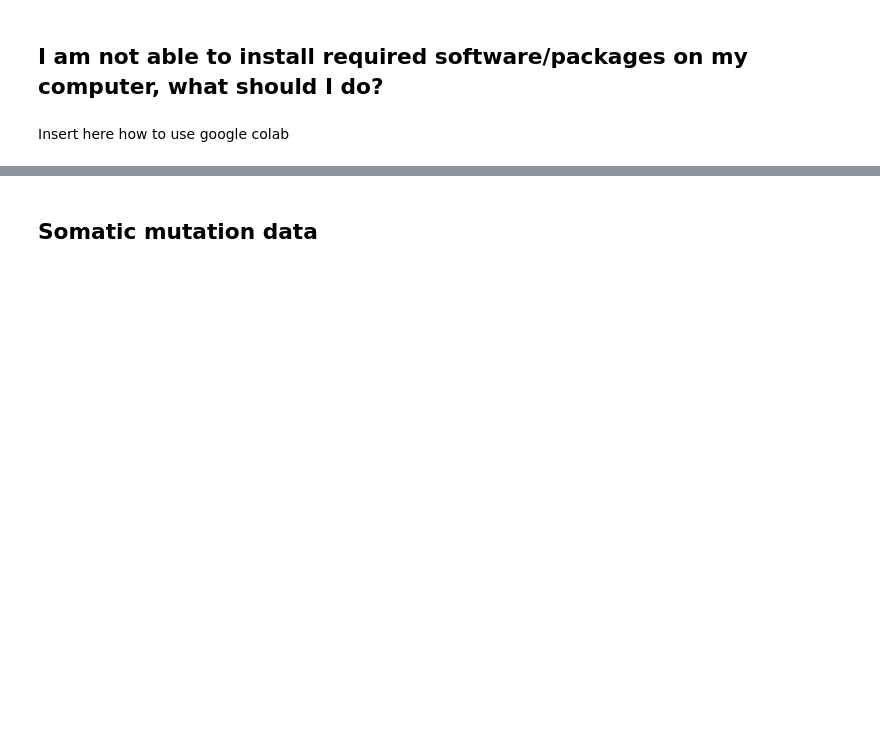
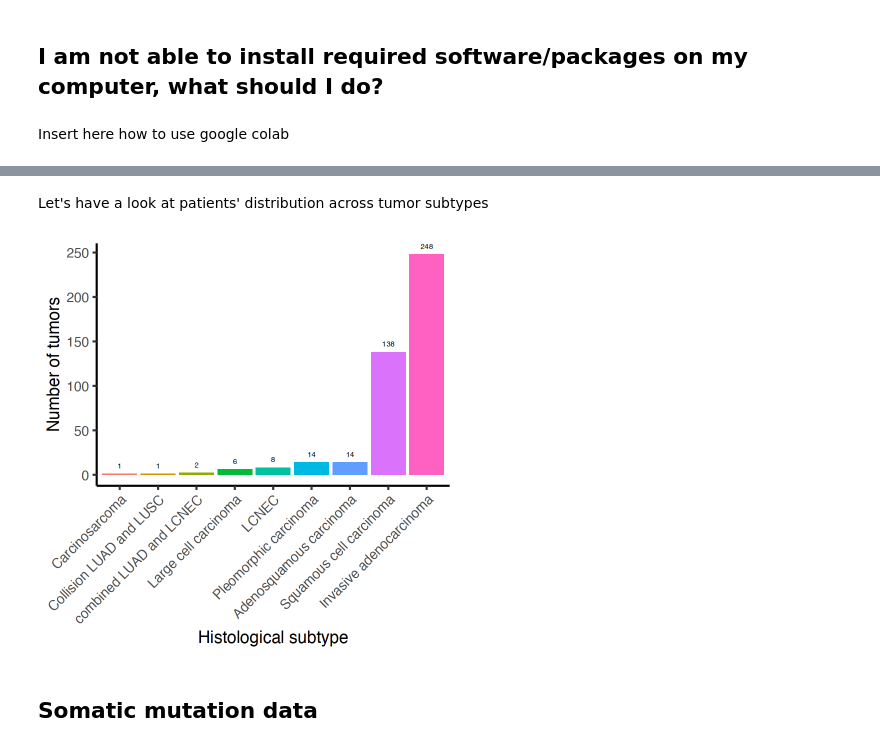
Before and after one commit to McGranahanLab/LCCE_workshop_2023, a Jupyter notebook: columns_description.ipynb, the cells around one changed output, grey strips where cells are left out. Cells and saved outputs as stored; diff of their text form; code cells hidden in the pictures; blank space fills up the shorter version.

```diff
--- a/columns_description.ipynb
+++ b/columns_description.ipynb
@@ -61,3 +135,25 @@ Insert here how to use google colab
+# %% [markdown]
+Let's have a look at patients' distribution across tumor subtypes
+# %%
+patient_by_subtype = as.data.table(tumor_df)
+patient_by_subtype = patient_by_subtype[,(length(unique(tumour_id))),
+                                        by = Histology_per_tumour_id_muttable]
+colnames(patient_by_subtype) = c('subtype', 'n')
+patient_by_subtype = patient_by_subtype[order(patient_by_subtype$n)]
+patient_by_subtype$subtype = factor(patient_by_subtype$subtype,
+                                    patient_by_subtype$subtype)
+
+ggplot(data = patient_by_subtype,
+       aes(x = subtype, y = n, fill = subtype, label = n)) +
+       geom_bar(stat = "identity") +
+       geom_text(vjust = -1, size = 3) +
+       xlab('Histological subtype') + ylab('Number of tumors') +
+       theme_classic(base_size = 20) +
+       theme(axis.text.x = element_text(angle = 45,
+                                        hjust = 1),
+             legend.position = 'none')
+# %% [output]
+[figure, added]
 # %% [markdown]
 ## Somatic mutation data <a class="anchor" id="Somatic-mutation-data"></a>
 # %% [markdown]
```
Also changed, not shown: parts of 41 cells of this notebook.
